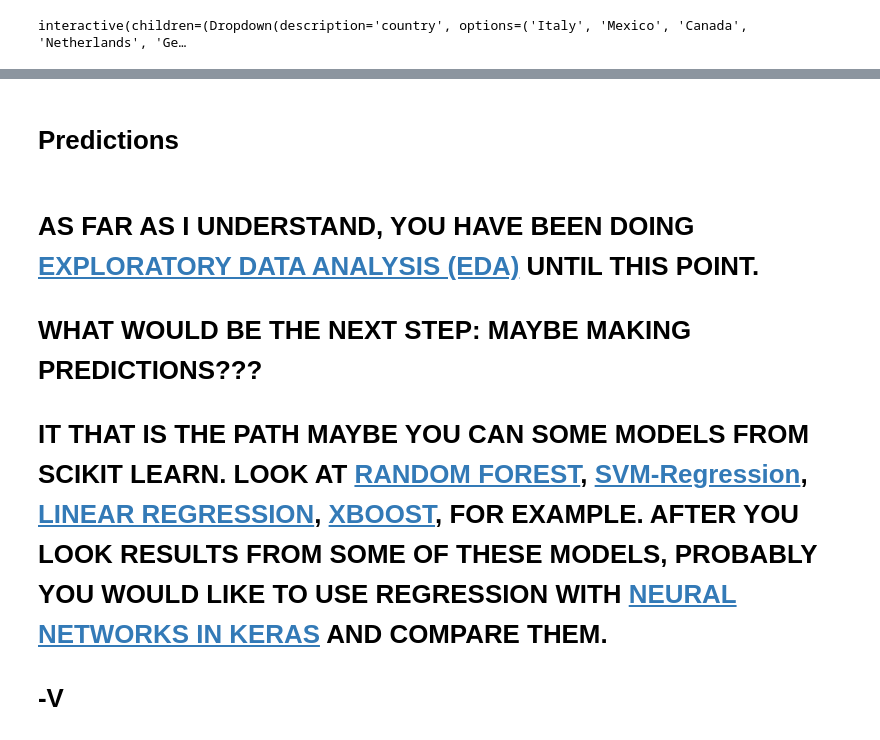
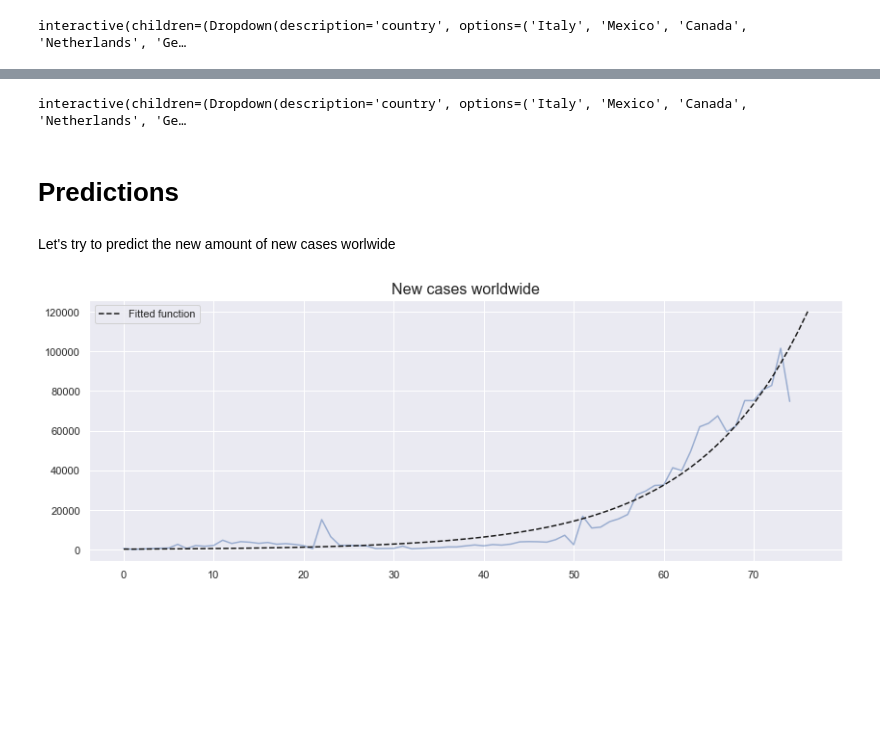
Before and after one commit to cuspime/Projects, a Jupyter notebook: COVID-19.ipynb, the cells around one changed output, grey strips where cells are left out. Saved outputs shown, nothing was run; the diff lists cells and outputs as text; code cells hidden in the pictures; blank space fills up the shorter version.

```diff
--- a/COVID-19.ipynb
+++ b/COVID-19.ipynb
@@ -338,8 +371,38 @@ interactive(children=(Dropdown(description='country', options=('Italy', 'Mexico'
+# %%
+def plot_newcasesVStotcases(country):
+    '''This functions gives back a plot of new cases and new deaths of a specific country
+    country (str): Country we're interested in
+    scale   (str): Scale of the y axis. Most common are either 'log' or 'linear'
+    '''
+    fig = plt.figure(figsize=(14,7))
+    prev = 0
+    newcases=[]
+    for i in df[df.countryregion==country].sum()[3:].tolist():
+        newcases.append(i-prev)
+        prev=i
+
+    x =  df[df.countryregion==country].sum()[3:].astype(float)
+    y = newcases
+
+    sns.lineplot(x=x, y= y, marker='.',markersize=8 , linewidth=0.05, alpha=.8);
+#     plt.annotate(country, (x[-1],y[-1]), textcoords="offset points", # how to position the text
+#                  xytext=(17,5), size=14 ) # distance from text to points (x,y)
+    plt.scatter(x=x[-1], y= y[-1], s=70, color='r', zorder=10);
+    ax.text(x[-1]+200,y[-1], country, size=12 , zorder=11);
+
+    plt.xlabel('Total number of cases (Log scale)')
+    plt.ylabel('New cases (Log scale)')
+    plt.title('Confirmed cases in {}'.format(country), size=16)
+    plt.xlim(xmin=100, xmax = 10e5)
+    plt.ylim(ymin=10, ymax=10e4)
+    plt.yscale('log')
+    plt.xscale('log')
+
+
+interact(plot_newcasesVStotcases , country=countries, scale=['log','linear'] );
+# %% [output]
+interactive(children=(Dropdown(description='country', options=('Italy', 'Mexico', 'Canada', 'Netherlands', 'Ge…
 # %% [markdown]
 # Predictions
-# %% [markdown]
-# AS FAR AS I UNDERSTAND, YOU HAVE BEEN DOING [EXPLORATORY DATA ANALYSIS (EDA)](https://en.wikipedia.org/wiki/Exploratory_data_analysis) UNTIL THIS POINT.
-# WHAT WOULD BE THE NEXT STEP: MAYBE MAKING PREDICTIONS???
-
-# IT THAT IS THE PATH MAYBE YOU CAN SOME MODELS FROM SCIKIT LEARN. LOOK AT [RANDOM FOREST](https://scikit-learn.org/stable/modules/generated/sklearn.ensemble.RandomForestRegressor.html?highlight=random%20forest#sklearn.ensemble.RandomForestRegressor), [SVM-Regression](https://scikit-learn.org/stable/modules/generated/sklearn.svm.SVR.html?highlight=svr#sklearn.svm.SVR), [LINEAR REGRESSION](https://scikit-learn.org/stable/modules/generated/sklearn.linear_model.LinearRegression.html), [XBOOST](https://machinelearningmastery.com/develop-first-xgboost-model-python-scikit-learn/), FOR EXAMPLE. AFTER YOU LOOK RESULTS FROM SOME OF THESE MODELS, PROBABLY YOU WOULD LIKE TO USE REGRESSION WITH [NEURAL NETWORKS IN KERAS](https://towardsdatascience.com/building-a-deep-learning-model-using-keras-1548ca149d37) AND COMPARE THEM.
-# -V
+# %% [markdown]
+Let's try to predict the new amount of new cases worlwide
@@ -345,0 +419,23 @@ interactive(children=(Dropdown(description='country', options=('Italy', 'Mexico'
+# %%
+from scipy.optimize import curve_fit
+plt.figure(figsize=(14,5))
+
+x_data, y_data = np.arange(len(np.array(dates.values))), np.array(newcases)
+plt.plot(x_data, y_data, color='b', alpha=.5)
+
+def test_func(x, a, b):
+#     return x*np.exp(a*(1. - x/b)) # Ricker's model
+    return a * np.exp(b * x) # Simple exponential
+
+
+
+params, params_covariance = curve_fit(test_func, x_data, y_data, p0=[0,0.001])
+plt.title('New cases worldwide', size=16)
+# plt.ylim(ymin=-1000, ymax=1.15*np.max(newcases))
+x_pred = np.arange(len(np.array(dates.values))+2)
+plt.plot(x_pred, test_func(x_pred, params[0], params[1]), label='Fitted function', color='k', linestyle='--');
+
+# plt.yscale('log')
+plt.legend();
+# %% [output]
+[figure, added]
```
Also changed, not shown: parts of 16 cells of this notebook.
